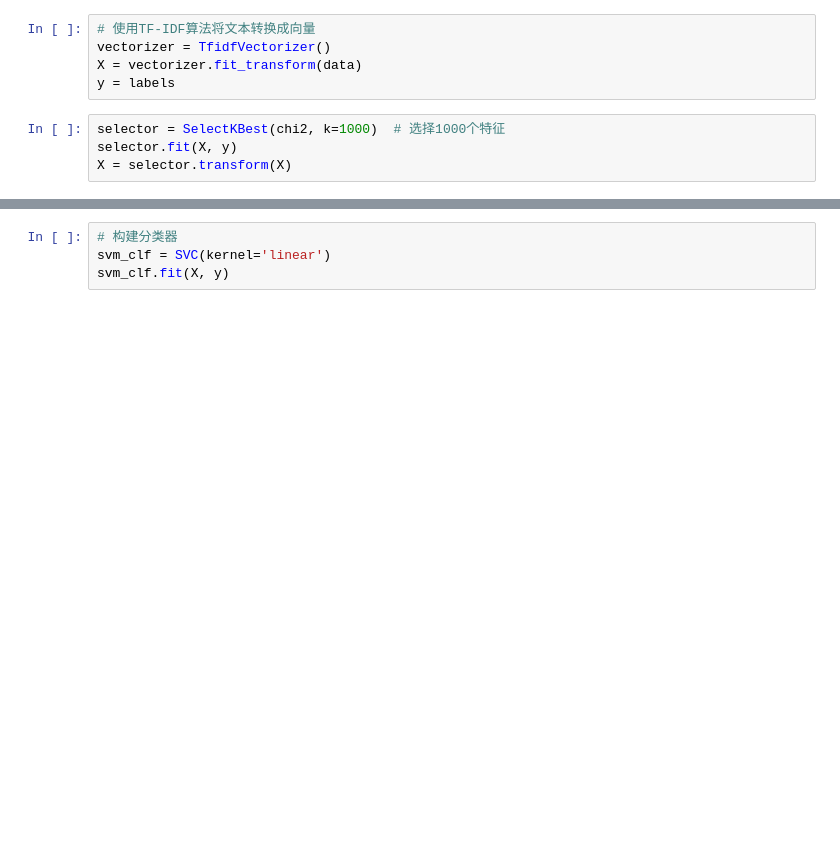
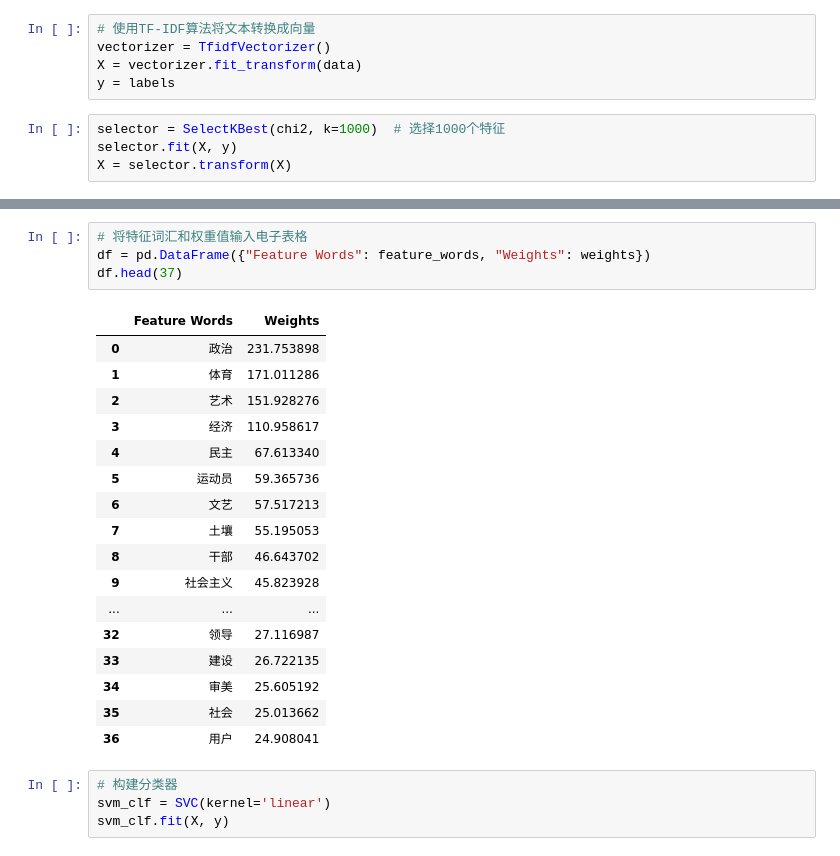
Before and after one commit to shannonchen37/NLP_experiment, a Jupyter notebook: NLP实验1/Classification/main.ipynb, the cells around one changed output, grey strips where cells are left out. Cells and saved outputs as stored; diff of their text form; blank space fills up the shorter version.

```diff
--- a/NLP实验1/Classification/main.ipynb
+++ b/NLP实验1/Classification/main.ipynb
@@ -119,3 +145,25 @@ for idx in sorted_idx:
+# %%
+# 将特征词汇和权重值输入电子表格
+df = pd.DataFrame({"Feature Words": feature_words, "Weights": weights})
+df.head(37)
+# %% [output]
+|  | Feature Words | Weights |
+| 0 | 政治 | 231.753898 |
+| 1 | 体育 | 171.011286 |
+| 2 | 艺术 | 151.928276 |
+| 3 | 经济 | 110.958617 |
+| 4 | 民主 | 67.613340 |
+| 5 | 运动员 | 59.365736 |
+| 6 | 文艺 | 57.517213 |
+| 7 | 土壤 | 55.195053 |
+| 8 | 干部 | 46.643702 |
+| 9 | 社会主义 | 45.823928 |
+| ... | ... | ... |
+| 32 | 领导 | 27.116987 |
+| 33 | 建设 | 26.722135 |
+| 34 | 审美 | 25.605192 |
+| 35 | 社会 | 25.013662 |
+| 36 | 用户 | 24.908041 |
 # %%
 # 构建分类器
 svm_clf = SVC(kernel='linear')
```
Also changed, not shown: parts of 17 cells of this notebook.
